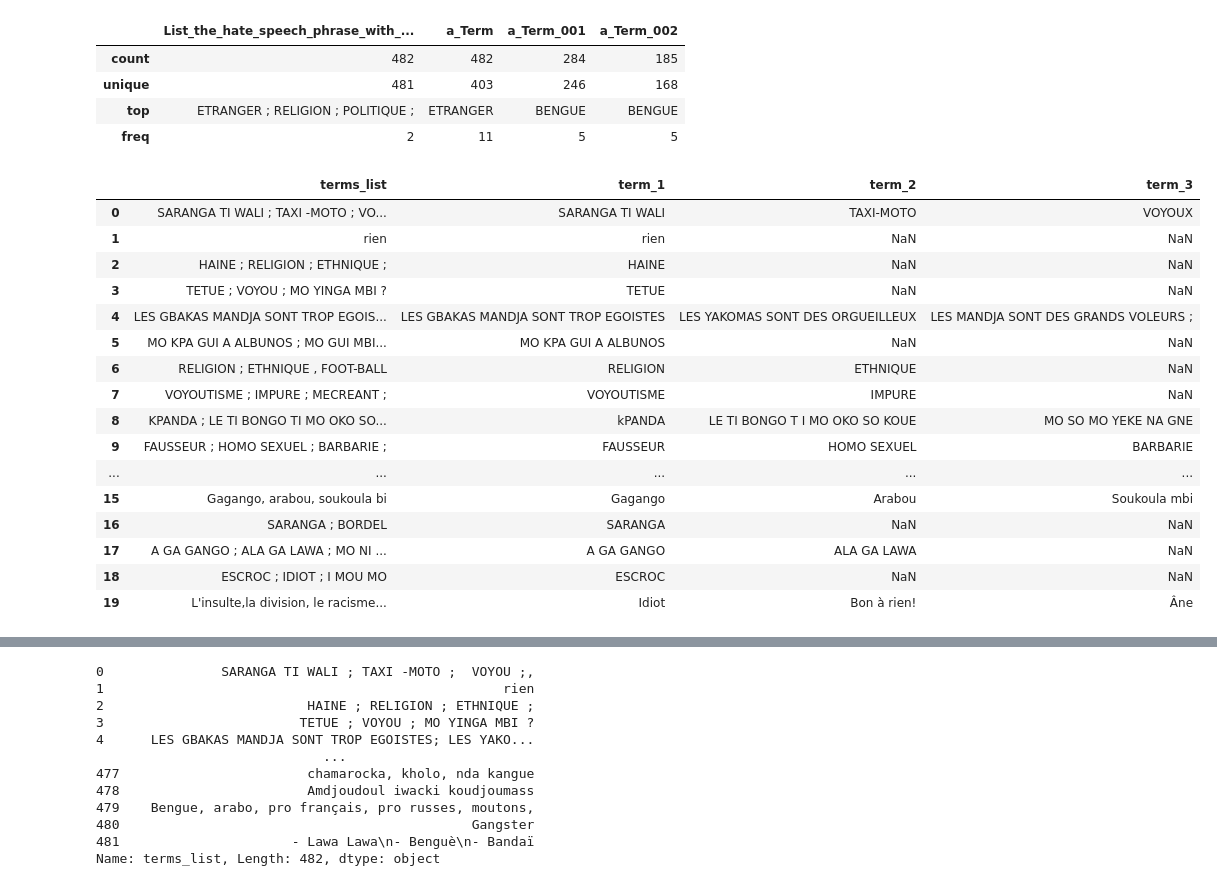
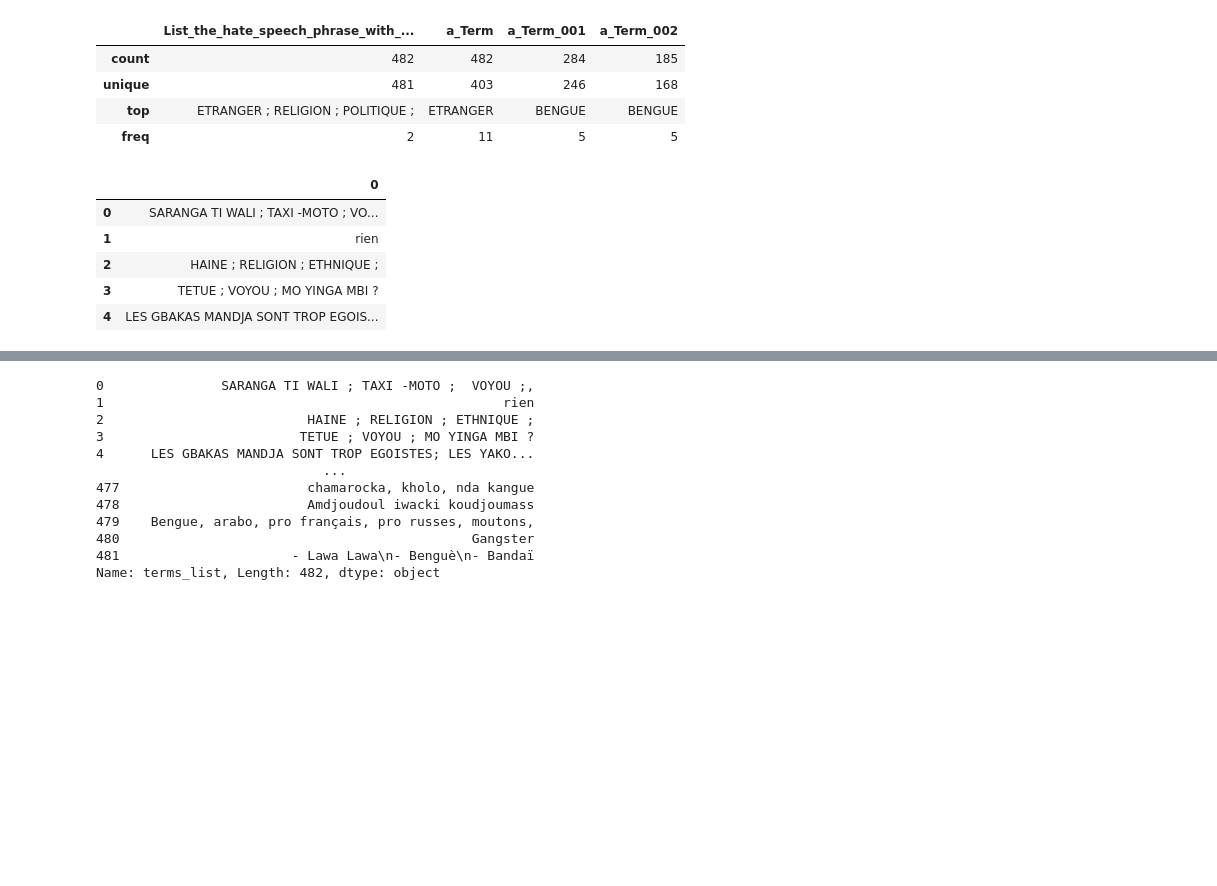
Before and after one commit to ishaterdal/PeaceTech-Lab-CAR-Lexicon, a Jupyter notebook: Hate_Speech_Ethiopia.ipynb, the cells around one changed output, grey strips where cells are left out. Cells and saved outputs as stored; diff of their text form; code cells hidden in the pictures; blank space fills up the shorter version.

```diff
--- a/Hate_Speech_Ethiopia.ipynb
+++ b/Hate_Speech_Ethiopia.ipynb
@@ -3,7 +3,7 @@
 # %%
 import pandas as pd
 # %%
-terms = pd.read_csv('/content/Terms.csv')
+terms = pd.read_csv('/content/Terms_Original.csv', header=None)
 # %%
 terms.head()
 # %% [output]
@@ -41,22 +41,11 @@ terms.describe()
 # %%
 terms.rename(columns={'List_the_hate_speech_phrase_with_a_comma':'terms_list', 'a_Term':'term_1', 'a_Term_001':'term_2','a_Term_002':'term_3'}, inplace=True)
 # %%
-terms.head(20)
+terms.head()
 # %% [output]
-|  | terms_list | term_1 | term_2 | term_3 |
-| 0 | SARANGA TI WALI ; TAXI -MOTO ; VO... | SARANGA TI WALI | TAXI-MOTO | VOYOUX |
-| 1 | rien | rien | NaN | NaN |
-| 2 | HAINE ; RELIGION ; ETHNIQUE ; | HAINE | NaN | NaN |
-| 3 | TETUE ; VOYOU ; MO YINGA MBI ? | TETUE | NaN | NaN |
-| 4 | LES GBAKAS MANDJA SONT TROP EGOIS... | LES GBAKAS MANDJA SONT TROP EGOISTES | LES YAKOMAS SONT DES ORGUEILLEUX | LES MANDJA SONT DES GRANDS VOLEURS ; |
-| 5 | MO KPA GUI A ALBUNOS ; MO GUI MBI... | MO KPA GUI A ALBUNOS | NaN | NaN |
-| 6 | RELIGION ; ETHNIQUE , FOOT-BALL | RELIGION | ETHNIQUE | NaN |
-| 7 | VOYOUTISME ; IMPURE ; MECREANT ; | VOYOUTISME | IMPURE | NaN |
-| 8 | KPANDA ; LE TI BONGO TI MO OKO SO... | kPANDA | LE TI BONGO T I MO OKO SO KOUE | MO SO MO YEKE NA GNE |
-| 9 | FAUSSEUR ; HOMO SEXUEL ; BARBARIE ; | FAUSSEUR | HOMO SEXUEL | BARBARIE |
-| ... | ... | ... | ... | ... |
-| 15 | Gagango, arabou, soukoula bi | Gagango | Arabou | Soukoula mbi |
-| 16 | SARANGA ; BORDEL | SARANGA | NaN | NaN |
-| 17 | A GA GANGO ; ALA GA LAWA ; MO NI ... | A GA GANGO | ALA GA LAWA | NaN |
-| 18 | ESCROC ; IDIOT ; I MOU MO | ESCROC | NaN | NaN |
-| 19 | L'insulte,la division, le racisme... | Idiot | Bon à rien! | Âne |
+|  | 0 |
+| 0 | SARANGA TI WALI ; TAXI -MOTO ; VO... |
+| 1 | rien |
+| 2 | HAINE ; RELIGION ; ETHNIQUE ; |
+| 3 | TETUE ; VOYOU ; MO YINGA MBI ? |
+| 4 | LES GBAKAS MANDJA SONT TROP EGOIS... |
```
Also changed, not shown: parts of 13 cells of this notebook.
